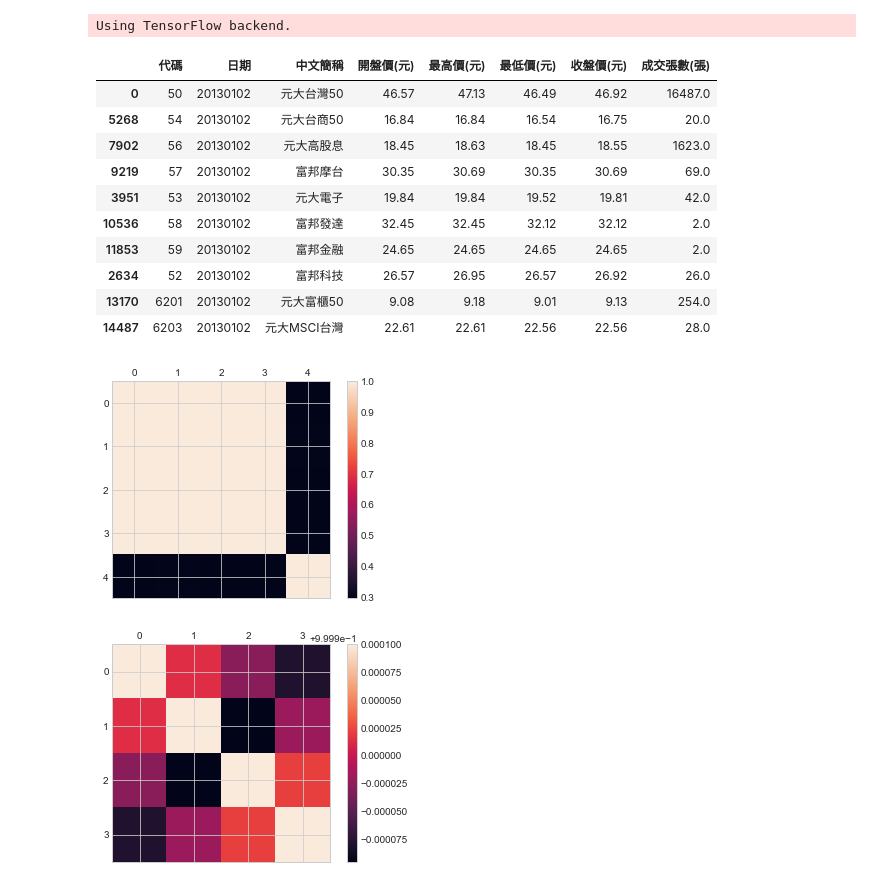
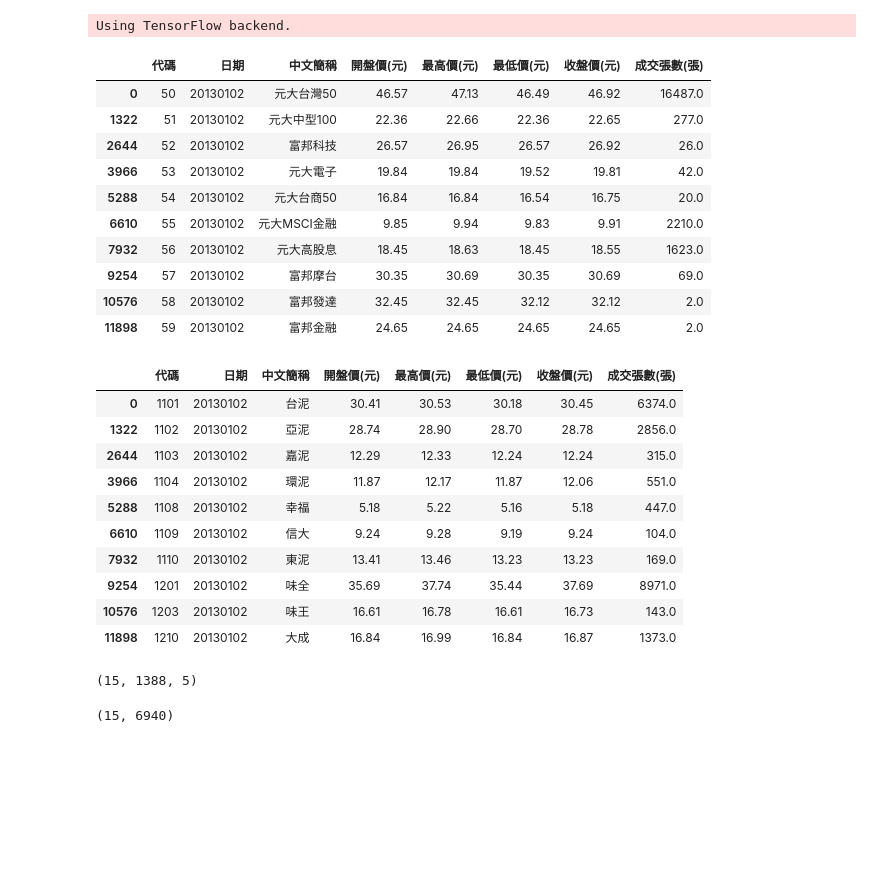
Before and after one commit to peter0749/Tbrain_2018_stock_prediction, a Jupyter notebook: lstm-predict.ipynb, the cells around one changed output. Saved outputs shown, nothing was run; the diff lists cells and outputs as text; code cells hidden in the pictures; blank space fills up the shorter version.

```diff
--- a/lstm-predict.ipynb
+++ b/lstm-predict.ipynb
@@ -20,9 +20,10 @@ K.set_session(session)
 # %% [output]
 Using TensorFlow backend.
 # %%
-DATASET_ROOT = './0518'
+DATASET_ROOT = './0525'
 TRAIN_PATH = os.path.join(DATASET_ROOT, 'taetfp.csv')
-TS_IN=8
+AUX_PATH = os.path.join(DATASET_ROOT, 'tasharep.csv')
+TS_IN=15
 TS_OUT=5
 fields = ['開盤價(元)', '最高價(元)', '最低價(元)', '收盤價(元)', '成交張數(張)']
 fields_dict = dict()
@@ -30,30 +31,36 @@ for n, f in enumerate(fields):
     fields_dict[f] = n
 # %%
 train_csv = pd.read_csv(TRAIN_PATH)
-train_csv.sort_values(by=['日期'], ascending=True, inplace=True)
+train_csv.sort_values(by=['日期', '代碼'], ascending=True, inplace=True)
 train_csv[fields] = train_csv[fields].applymap(lambda x: float(x.replace(',','')) if type(x)==str else x)
 display(train_csv.head(n=10))
-fig, ax = plt.subplots()
-cax = ax.matshow(train_csv[fields].corr())
-fig.colorbar(cax)
-plt.show()
-fig, ax = plt.subplots()
-cax = ax.matshow(train_csv[['開盤價(元)', '最高價(元)', '最低價(元)', '收盤價(元)']].corr())
-fig.colorbar(cax)
-plt.show()
+
+aux_csv = pd.read_csv(AUX_PATH)
+aux_csv.sort_values(by=['日期', '代碼'], ascending=True, inplace=True) # 照 '日期' 和 '代碼' 排序 (重要)
+aux_csv[fields] = aux_csv[fields].applymap(lambda x: float(x.replace(',','')) if type(x)==str else x)
+display(aux_csv.head(n=10))
 # %% [output]
 |  | 代碼 | 日期 | 中文簡稱 | 開盤價(元) | 最高價(元) | 最低價(元) | 收盤價(元) | 成交張數(張) |
 | 0 | 50 | 20130102 | 元大台灣50 | 46.57 | 47.13 | 46.49 | 46.92 | 16487.0 |
-| 5268 | 54 | 20130102 | 元大台商50 | 16.84 | 16.84 | 16.54 | 16.75 | 20.0 |
-| 7902 | 56 | 20130102 | 元大高股息 | 18.45 | 18.63 | 18.45 | 18.55 | 1623.0 |
-| 9219 | 57 | 20130102 | 富邦摩台 | 30.35 | 30.69 | 30.35 | 30.69 | 69.0 |
-| 3951 | 53 | 20130102 | 元大電子 | 19.84 | 19.84 | 19.52 | 19.81 | 42.0 |
-| 10536 | 58 | 20130102 | 富邦發達 | 32.45 | 32.45 | 32.12 | 32.12 | 2.0 |
-| 11853 | 59 | 20130102 | 富邦金融 | 24.65 | 24.65 | 24.65 | 24.65 | 2.0 |
-| 2634 | 52 | 20130102 | 富邦科技 | 26.57 | 26.95 | 26.57 | 26.92 | 26.0 |
-| 13170 | 6201 | 20130102 | 元大富櫃50 | 9.08 | 9.18 | 9.01 | 9.13 | 254.0 |
-| 14487 | 6203 | 20130102 | 元大MSCI台灣 | 22.61 | 22.61 | 22.56 | 22.56 | 28.0 |
+| 1322 | 51 | 20130102 | 元大中型100 | 22.36 | 22.66 | 22.36 | 22.65 | 277.0 |
+| 2644 | 52 | 20130102 | 富邦科技 | 26.57 | 26.95 | 26.57 | 26.92 | 26.0 |
+| 3966 | 53 | 20130102 | 元大電子 | 19.84 | 19.84 | 19.52 | 19.81 | 42.0 |
+| 5288 | 54 | 20130102 | 元大台商50 | 16.84 | 16.84 | 16.54 | 16.75 | 20.0 |
+| 6610 | 55 | 20130102 | 元大MSCI金融 | 9.85 | 9.94 | 9.83 | 9.91 | 2210.0 |
+| 7932 | 56 | 20130102 | 元大高股息 | 18.45 | 18.63 | 18.45 | 18.55 | 1623.0 |
+| 9254 | 57 | 20130102 | 富邦摩台 | 30.35 | 30.69 | 30.35 | 30.69 | 69.0 |
+| 10576 | 58 | 20130102 | 富邦發達 | 32.45 | 32.45 | 32.12 | 32.12 | 2.0 |
+| 11898 | 59 | 20130102 | 富邦金融 | 24.65 | 24.65 | 24.65 | 24.65 | 2.0 |
-[figure, removed]
-[figure, removed]
+|  | 代碼 | 日期 | 中文簡稱 | 開盤價(元) | 最高價(元) | 最低價(元) | 收盤價(元) | 成交張數(張) |
+| 0 | 1101 | 20130102 | 台泥 | 30.41 | 30.53 | 30.18 | 30.45 | 6374.0 |
+| 1322 | 1102 | 20130102 | 亞泥 | 28.74 | 28.90 | 28.70 | 28.78 | 2856.0 |
+| 2644 | 1103 | 20130102 | 嘉泥 | 12.29 | 12.33 | 12.24 | 12.24 | 315.0 |
+| 3966 | 1104 | 20130102 | 環泥 | 11.87 | 12.17 | 11.87 | 12.06 | 551.0 |
+| 5288 | 1108 | 20130102 | 幸福 | 5.18 | 5.22 | 5.16 | 5.18 | 447.0 |
+| 6610 | 1109 | 20130102 | 信大 | 9.24 | 9.28 | 9.19 | 9.24 | 104.0 |
+| 7932 | 1110 | 20130102 | 東泥 | 13.41 | 13.46 | 13.23 | 13.23 | 169.0 |
+| 9254 | 1201 | 20130102 | 味全 | 35.69 | 37.74 | 35.44 | 37.69 | 8971.0 |
+| 10576 | 1203 | 20130102 | 味王 | 16.61 | 16.78 | 16.61 | 16.73 | 143.0 |
+| 11898 | 1210 | 20130102 | 大成 | 16.84 | 16.99 | 16.84 | 16.87 | 1373.0 |
 # %%
 codes = list(sorted(set(train_csv['代碼'])))
@@ -59,0 +77,9 @@ codes = list(sorted(set(train_csv['代碼'])))
+# %%
+print(split_days.shape) # 先當作日期有對齊好 shape: (TS_IN, 1388, 5) -> TS_IN 天, 每天有 1388 支股票, 每支股票有 5 個 feature
+# %% [output]
+(15, 1388, 5)
+# %%
+split_days = split_days.reshape(split_days.shape[0], -1) # shape: (TS_IN, 1388*5=6940) , 攤平
+print(split_days.shape)
+# %% [output]
+(15, 6940)
```
Also changed, not shown: parts of 10 cells of this notebook, 3 other files.
